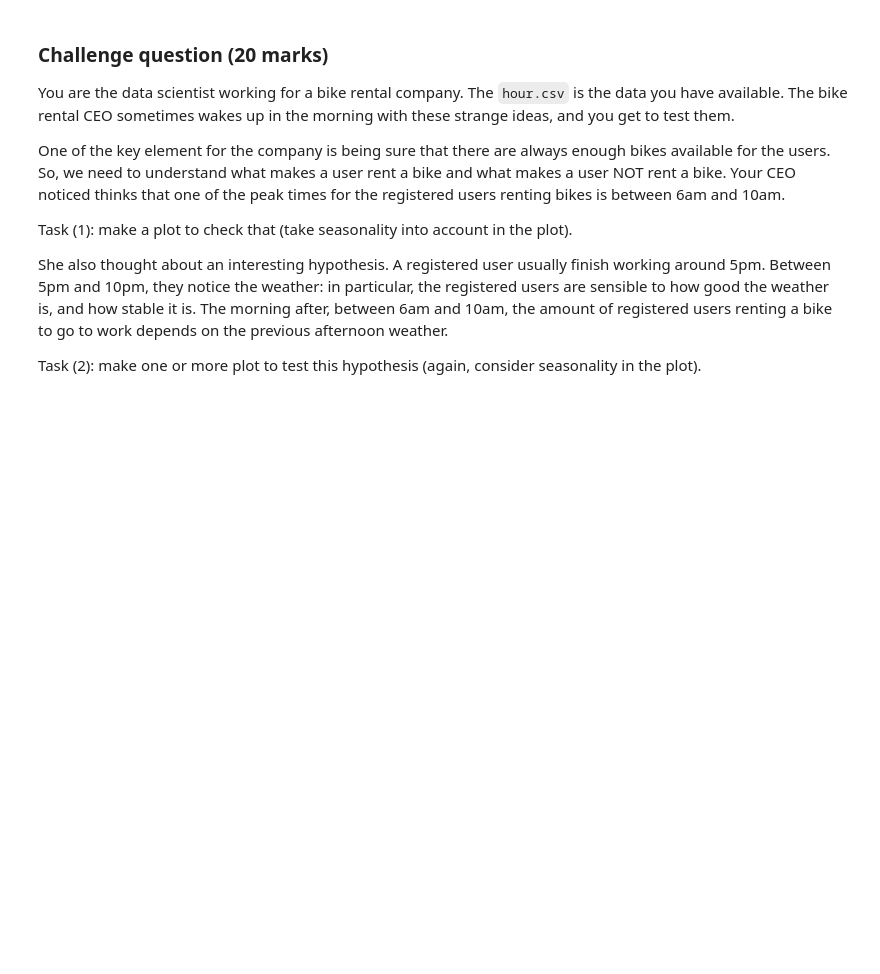
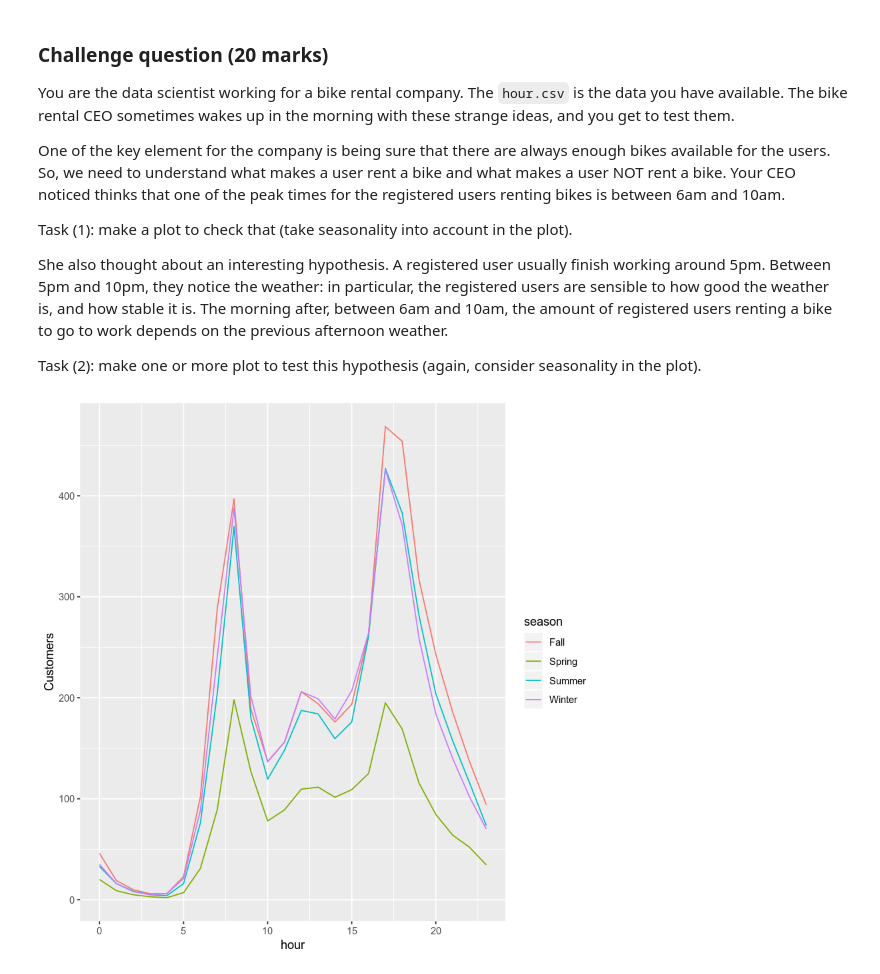
Before and after one commit to rni34/Jupyter_lab, a Jupyter notebook: Downloads/assignment1/DATA201_Assignment1_R.ipynb, the cells around one changed output. Saved outputs shown, nothing was run; the diff lists cells and outputs as text; code cells hidden in the pictures; blank space fills up the shorter version.

```diff
--- a/Downloads/assignment1/DATA201_Assignment1_R.ipynb
+++ b/Downloads/assignment1/DATA201_Assignment1_R.ipynb
@@ -411,0 +279,20 @@ Task (2): make one or more plot to test this hypothesis (again, consider seasona
+# %%
+# your code goes here
+bike_df$season[bike_df$season == "1"] <- 'Spring'
+bike_df$season[bike_df$season == "2"] <- 'Summer'
+bike_df$season[bike_df$season == "3"] <- 'Fall'
+bike_df$season[bike_df$season == "4"] <- 'Winter'
+bike_df %>%
+    group_by(season, hr) %>%
+    summarise(median_r = median(registered)) %>%
+    ggplot(mapping = aes(
+    x = hr,
+    y = median_r,
+    colour = season)) +
+    geom_line() +
+    labs(
+    y = "Customers",
+    x = "hour"
+    )
+# %% [output]
+[figure, added]
```
Also changed, not shown: parts of 23 cells of this notebook.
